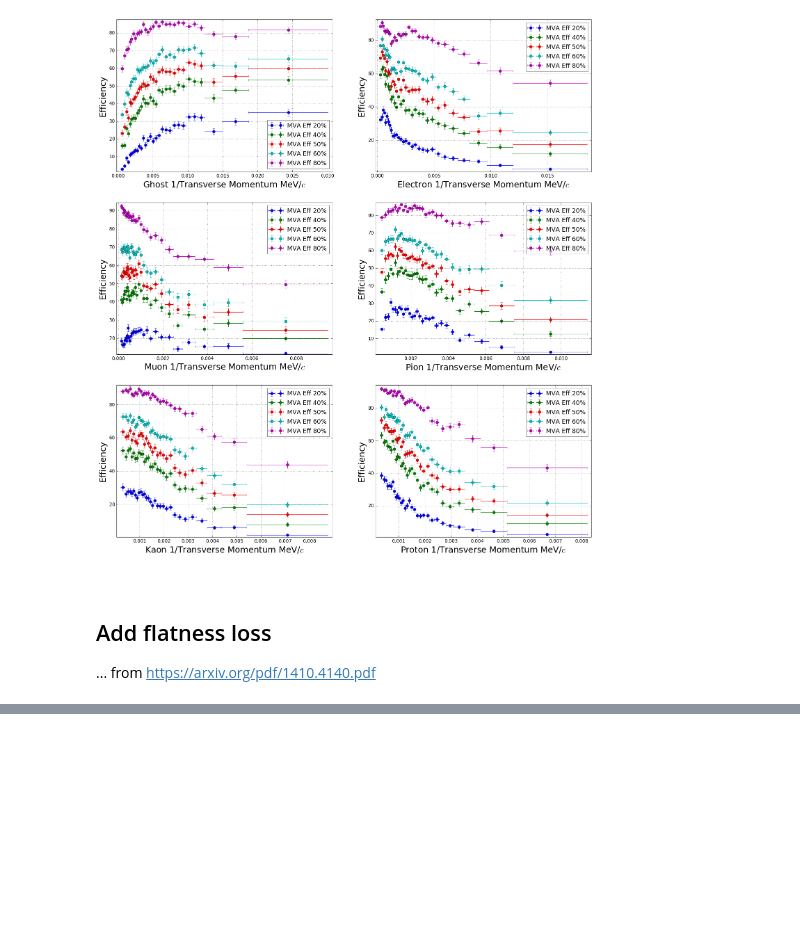
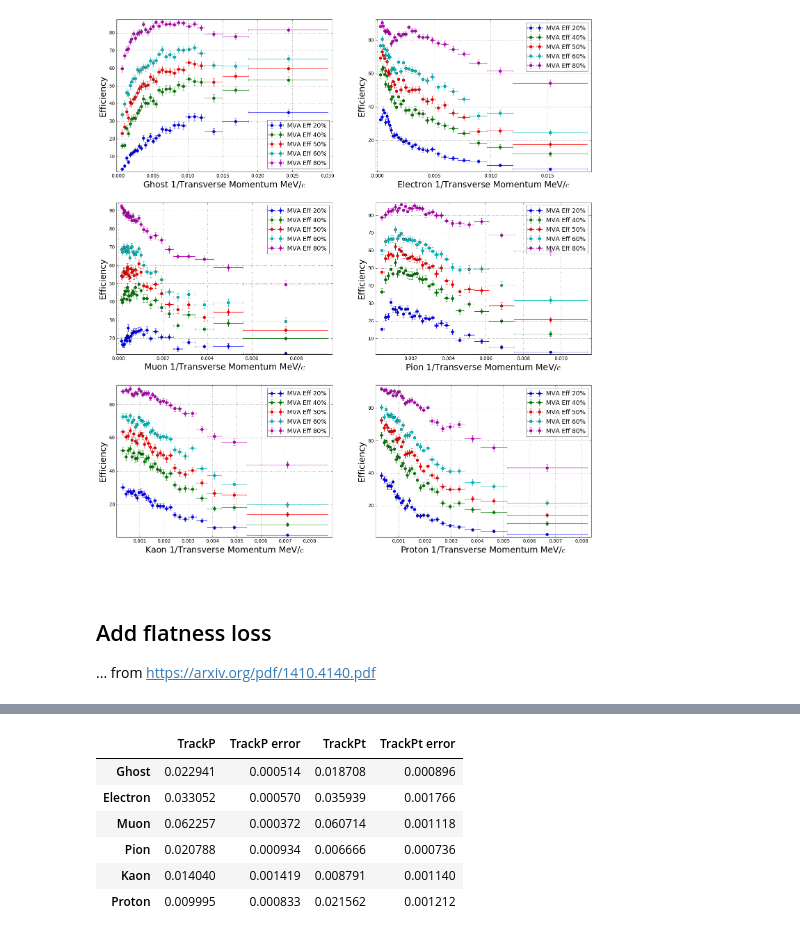
Before and after one commit to HolyBayes/Flatness, a Jupyter notebook: FlatNN.ipynb, the cells around one changed output, grey strips where cells are left out. Drawn from its saved outputs; the diff is of its cells as text; code cells hidden in the pictures; blank space fills up the shorter version.

```diff
--- a/FlatNN.ipynb
+++ b/FlatNN.ipynb
@@ -596,3 +615,13 @@ Accuracy:  0.307200014591
+# %%
+cvm
+# %% [output]
+|  | TrackP | TrackP error | TrackPt | TrackPt error |
+| Ghost | 0.022941 | 0.000514 | 0.018708 | 0.000896 |
+| Electron | 0.033052 | 0.000570 | 0.035939 | 0.001766 |
+| Muon | 0.062257 | 0.000372 | 0.060714 | 0.001118 |
+| Pion | 0.020788 | 0.000934 | 0.006666 | 0.000736 |
+| Kaon | 0.014040 | 0.001419 | 0.008791 | 0.001140 |
+| Proton | 0.009995 | 0.000833 | 0.021562 | 0.001212 |
 # %%
 prediction_2d = test_fn(data_test_short[original_features].values)[0]
 plot_flatness_by_particle(data_test_target_short, prediction_2d, 1./trackP_test_short,
```
Also changed, not shown: parts of 6 cells of this notebook.
